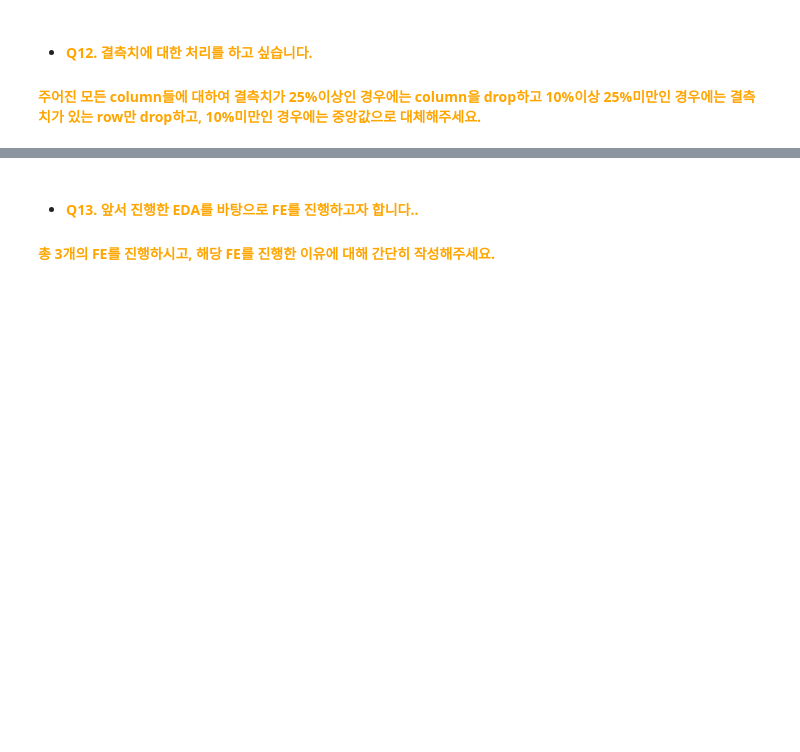
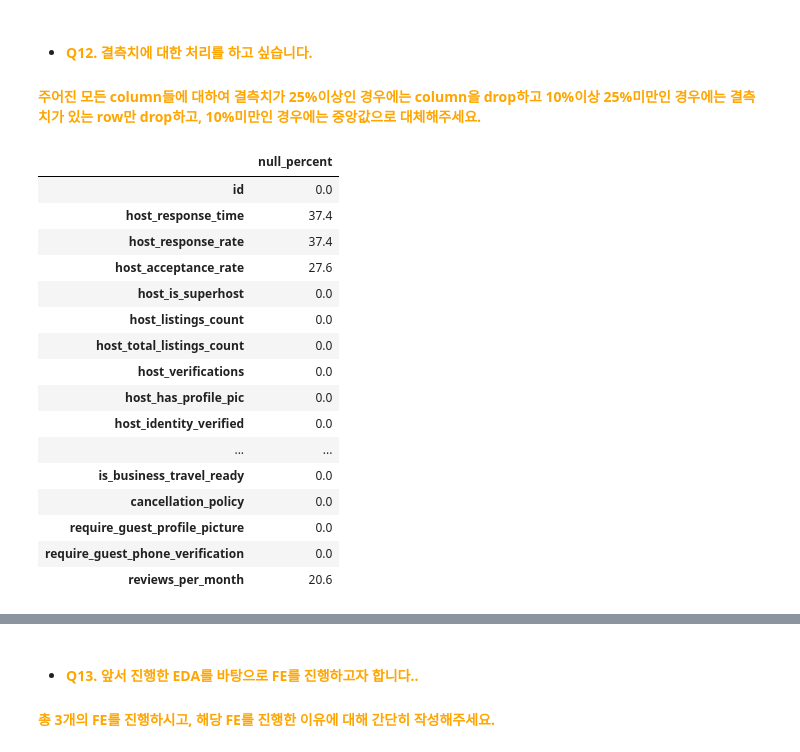
Before and after one commit to kimkimwonwon/22th_newcomer, a Jupyter notebook: 0110_EDA_FE/EDA_FE 과제_2.ipynb, the cells around one changed output, grey strips where cells are left out. Drawn from its saved outputs; the diff is of its cells as text; code cells hidden in the pictures; blank space fills up the shorter version.

```diff
--- a/0110_EDA_FE/EDA_FE 과제.ipynb
+++ b/0110_EDA_FE/EDA_FE 과제_2.ipynb
@@ -290,0 +291,22 @@ df = pd.read_csv('airbnb_listings.csv', index_col=0)
+# %%
+tmp = pd.DataFrame({'null_percent':df.isnull().sum()/len(df)})
+tmp['null_percent'] = round(tmp['null_percent']*100,1)
+tmp
+# %% [output]
+|  | null_percent |
+| id | 0.0 |
+| host_response_time | 37.4 |
+| host_response_rate | 37.4 |
+| host_acceptance_rate | 27.6 |
+| host_is_superhost | 0.0 |
+| host_listings_count | 0.0 |
+| host_total_listings_count | 0.0 |
+| host_verifications | 0.0 |
+| host_has_profile_pic | 0.0 |
+| host_identity_verified | 0.0 |
+| ... | ... |
+| is_business_travel_ready | 0.0 |
+| cancellation_policy | 0.0 |
+| require_guest_profile_picture | 0.0 |
+| require_guest_phone_verification | 0.0 |
+| reviews_per_month | 20.6 |
```
Also changed, not shown: parts of 23 cells of this notebook, 3 other files.
